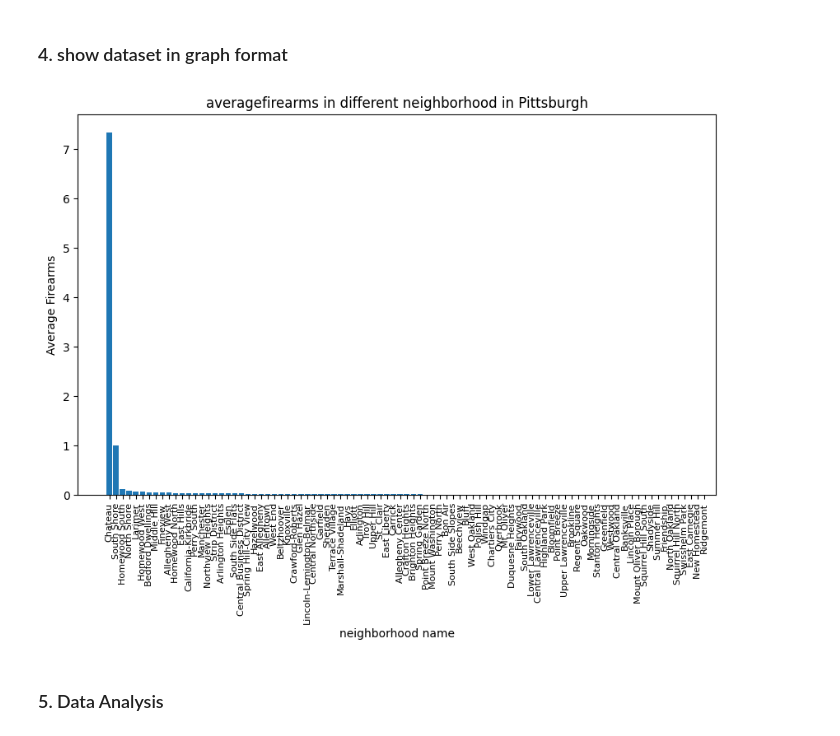
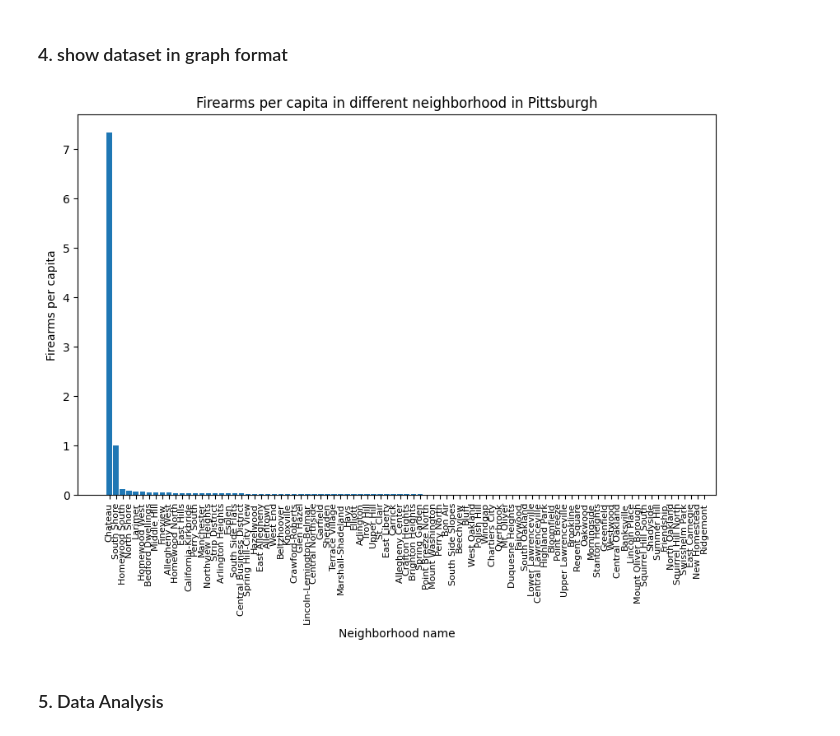
Before and after one commit to HaoliangCheng/CGL, a Jupyter notebook: Final.ipynb, the cells around one changed output. Drawn from its saved outputs; the diff is of its cells as text; code cells hidden in the pictures.

```diff
--- a/Final.ipynb
+++ b/Final.ipynb
@@ -46,14 +46,14 @@ df_averagefirearms_sorted
 # %%
 fig = plt.figure(figsize=(10, 6))
 plt.bar(range(len(df_averagefirearms_sorted['Neighborhood'])),df_averagefirearms_sorted['AverageFirearms'], align = 'center')
 plt.xticks(range(len(df_averagefirearms_sorted['Neighborhood'])), df_averagefirearms_sorted['Neighborhood'],\
                rotation = 90, fontsize = 8)
-plt.xlabel('neighborhood name')
-plt.ylabel('Average Firearms')
-plt.title('averagefirearms in different neighborhood in Pittsburgh')
+plt.xlabel('Neighborhood name')
+plt.ylabel('Firearms per capita')
+plt.title('Firearms per capita in different neighborhood in Pittsburgh')
 plt.show()
 # %% [output]
-[figure, old version]
+[figure, new version]
 # %% [markdown]
 ### 5. Data Analysis
 # %%
```
